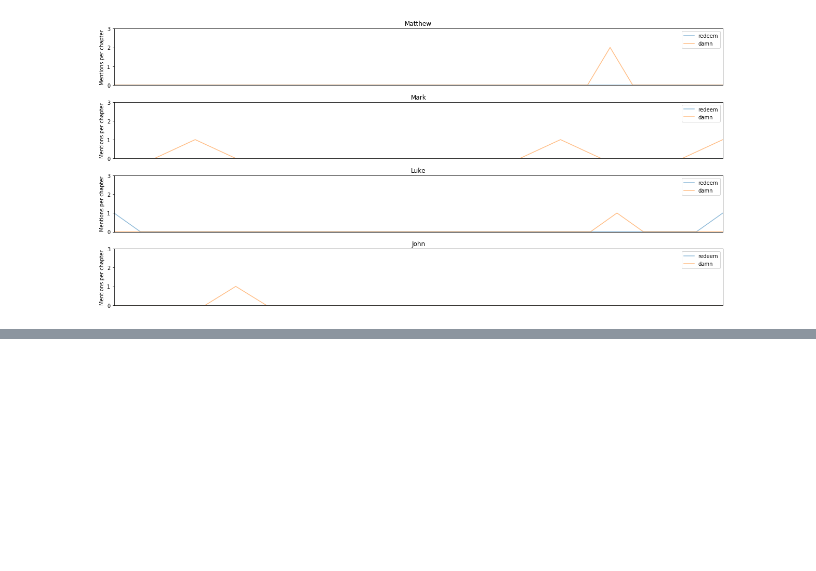
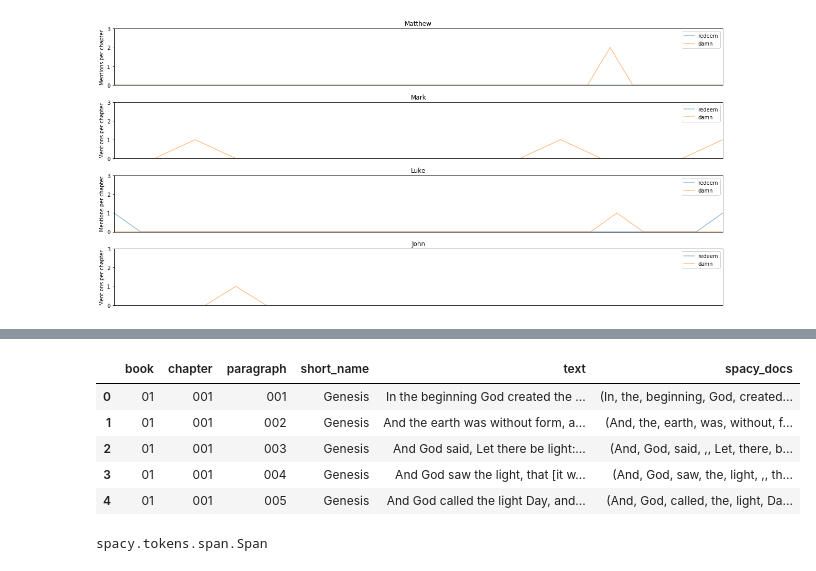
Before and after one commit to machaerus/sophia, a Jupyter notebook: Bible analysis.ipynb, the cells around one changed output, grey strips where cells are left out. Saved outputs shown, nothing was run; the diff lists cells and outputs as text; code cells hidden in the pictures; blank space fills up the shorter version.

```diff
--- a/Bible analysis.ipynb
+++ b/Bible analysis.ipynb
@@ -309,0 +316,21 @@ plot_kws_gospel(keywords, "c", "Jesus in Gospel", save=False)
+# %%
+nlp = spacy.load('en_core_web_lg')
+# %%
+paragraphs = []
+for p in nlp.pipe(Bible.text, batch_size=1000):
+    paragraphs.append(p)
+# %%
+Bible['spacy_docs'] = paragraphs
+# %%
+Bible.head()
+# %% [output]
+|  | book | chapter | paragraph | short_name | text | spacy_docs |
+| 0 | 01 | 001 | 001 | Genesis | In the beginning God created the ... | (In, the, beginning, God, created... |
+| 1 | 01 | 001 | 002 | Genesis | And the earth was without form, a... | (And, the, earth, was, without, f... |
+| 2 | 01 | 001 | 003 | Genesis | And God said, Let there be light:... | (And, God, said, ,, Let, there, b... |
+| 3 | 01 | 001 | 004 | Genesis | And God saw the light, that [it w... | (And, God, saw, the, light, ,, th... |
+| 4 | 01 | 001 | 005 | Genesis | And God called the light Day, and... | (And, God, called, the, light, Da... |
+# %%
+type(next(Bible.iloc[0]["spacy_docs"].sents))
+# %% [output]
+spacy.tokens.span.Span
```
Also changed, not shown: parts of 8 cells of this notebook, 1 other file.
